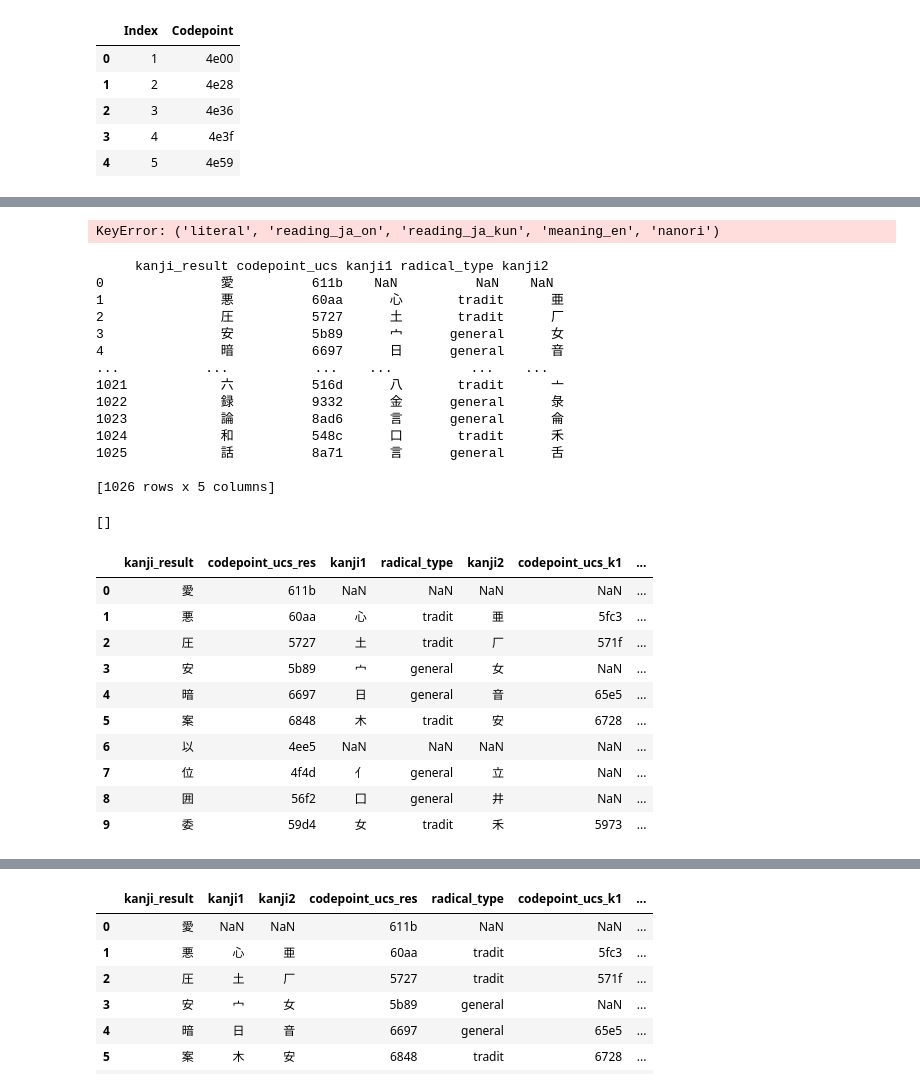
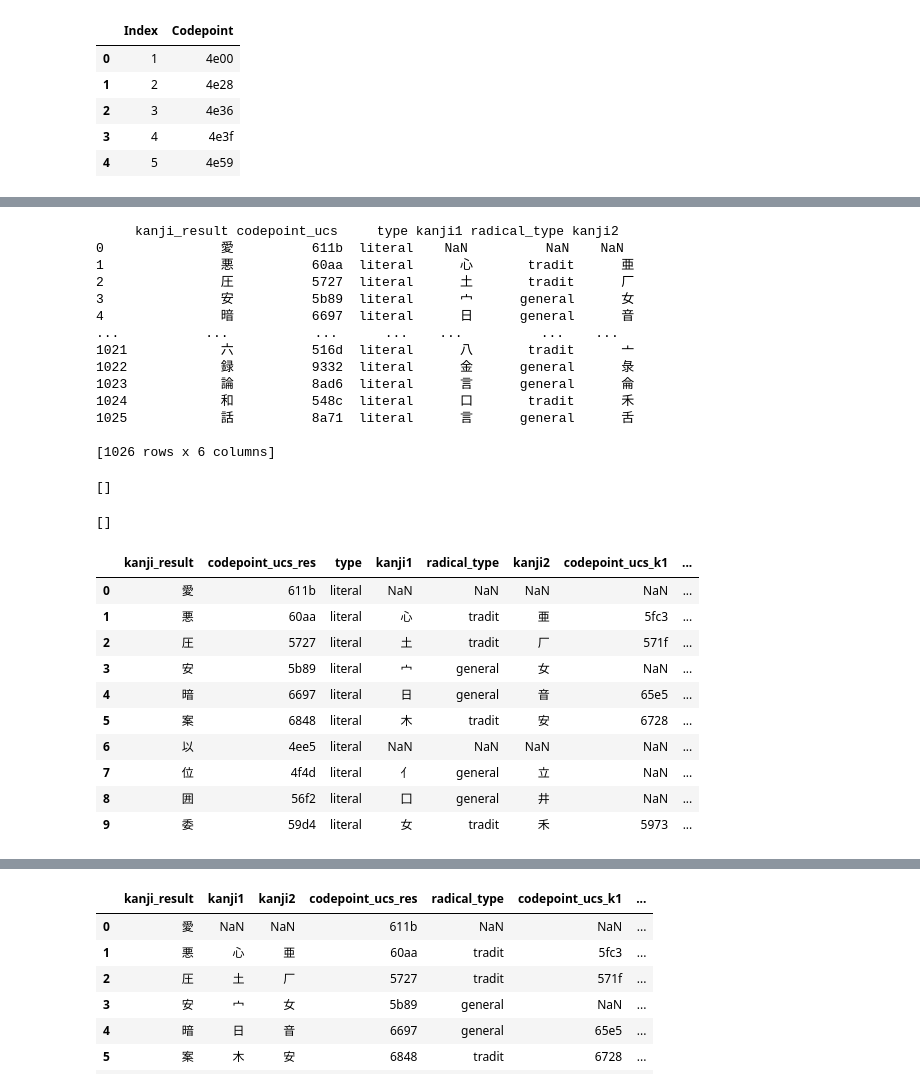
Before and after one commit to Wowbagger1994/kanji-backend, a Jupyter notebook: kanji-loader/parser_loader.ipynb, the cells around one changed output, grey strips where cells are left out. Cells and saved outputs as stored; diff of their text form; code cells hidden in the pictures.

Commit message:
added kanji relationships api

```diff
--- a/kanji-loader/parser_loader.ipynb
+++ b/kanji-loader/parser_loader.ipynb
@@ -72,11 +72,9 @@ def extract_data(root):
     for cp_value in root.codepoint.find_all("cp_value"):
         cp_type = cp_value["cp_type"]
         if cp_type == "ucs":
-            parsed_data["codepoint_ucs"] = cp_value.text
-            parsed_data.str.lower()
-            parsed_data.str.trim()
+            parsed_data["codepoint_ucs"] = cp_value.text.lower().strip()
             kanji_folder = "kanji"
-            svg_file = os.path.join(kanji_folder, f"0{parsed_data["codepoint_ucs"]}.svg")
+            svg_file = os.path.join(kanji_folder, f'0{parsed_data["codepoint_ucs"]}.svg')
             parsed_data["svg_path"] = svg_file
         elif cp_type == "jis208":
             parsed_data["codepoint_jis208"] = cp_value.text
@@ -240,8 +239,4 @@ nanori                    0
 dtype: int64
-# %%
-new_df = df['literal', 'reading_ja_on', 'reading_ja_kun', 'meaning_en', 'nanori']
-# %% [output]
-KeyError: ('literal', 'reading_ja_on', 'reading_ja_kun', 'meaning_en', 'nanori')
 # %%
 df.to_csv('kanji_data.csv', index=False)
 # %%
@@ -324,6 +319,7 @@ for index, row in df.iterrows():
                         "kanji_result": row['literal'],
                         "codepoint_ucs": codepoint_ucs
                     })
+                data[-1]["type"] = "literal"
         except Exception as e:
             data_no_svg.append(svg_file)
             print(f"Errore con il file {svg_file}: {e}")
@@ -336,40 +332,44 @@ kanji_df = pd.DataFrame(data)
 # Visualizza il nuovo DataFrame
 print(kanji_df)
 # %% [output]
-     kanji_result codepoint_ucs kanji1 radical_type kanji2
-0               愛          611b    NaN          NaN    NaN
-1               悪          60aa      心       tradit      亜
-2               圧          5727      土       tradit      厂
-3               安          5b89      宀      general      女
-4               暗          6697      日      general      音
-...           ...           ...    ...          ...    ...
-1021            六          516d      八       tradit      亠
-1022            録          9332      金      general      彔
-1023            論          8ad6      言      general      侖
-1024            和          548c      口       tradit      禾
-1025            話          8a71      言      general      舌
+     kanji_result codepoint_ucs     type kanji1 radical_type kanji2
+0               愛          611b  literal    NaN          NaN    NaN
+1               悪          60aa  literal      心       tradit      亜
+2               圧          5727  literal      土       tradit      厂
+3               安          5b89  literal      宀      general      女
+4               暗          6697  literal      日      general      音
+...           ...           ...      ...    ...          ...    ...
+1021            六          516d  literal      八       tradit      亠
+1022            録          9332  literal      金      general      彔
+1023            論          8ad6  literal      言      general      侖
+1024            和          548c  literal      口       tradit      禾
+1025            話          8a71  literal      言      general      舌
 
-[1026 rows x 5 columns]
+[1026 rows x 6 columns]
+# %%
+print(data_radical)
+# %% [output]
+[]
 # %%
 print(data_no_svg)
 # %% [output]
 []
 # %%
 kanji_df = pd.merge(kanji_df, df, left_on='kanji1', right_on='literal', how='left')
-kanji_df.drop(columns=['literal', 'radical_classical', 'radical_nelson_c', 'grade', 'stroke_count', 'reading_ja_on', 'reading_ja_kun', 'meaning_jp', 'meaning_fr', 'meaning_es', 'meaning_pt', 'nanori'], inplace=True)
+kanji_df.drop(columns=['literal', 'radical_classical', 'radical_nelson_c', 'grade', 'stroke_count', 'reading_ja_on', 'reading_ja_kun', 'meaning_en', 'meaning_fr', 'meaning_es', 'meaning_pt', 'nanori', "svg_path"], inplace=True)
 kanji_df.rename(columns={'codepoint_ucs_x': 'codepoint_ucs_res', 'codepoint_ucs_y': 'codepoint_ucs_k1', 'codepoint_jis208': 'codepoint_jis208_k1', 'dic_number_classical': 'dic_number_classical_k1', 'dic_number_nelson_c': 'dic_number_nelson_c_k1'}, inplace=True)
 kanji_df.head(10)
 # %% [output]
-|  | kanji_result | codepoint_ucs_res | kanji1 | radical_type | kanji2 | codepoint_ucs_k1 | ... |
-| 0 | 愛 | 611b | NaN | NaN | NaN | NaN | ... |
-| 1 | 悪 | 60aa | 心 | tradit | 亜 | 5fc3 | ... |
-| 2 | 圧 | 5727 | 土 | tradit | 厂 | 571f | ... |
-| 3 | 安 | 5b89 | 宀 | general | 女 | NaN | ... |
-| 4 | 暗 | 6697 | 日 | general | 音 | 65e5 | ... |
-| 5 | 案 | 6848 | 木 | tradit | 安 | 6728 | ... |
-| 6 | 以 | 4ee5 | NaN | NaN | NaN | NaN | ... |
-| 7 | 位 | 4f4d | 亻 | general | 立 | NaN | ... |
-| 8 | 囲 | 56f2 | 囗 | general | 井 | NaN | ... |
-| 9 | 委 | 59d4 | 女 | tradit | 禾 | 5973 | ... |
+|  | kanji_result | codepoint_ucs_res | type | kanji1 | radical_type | kanji2 | codepoint_ucs_k1 | ... |
+| 0 | 愛 | 611b | literal | NaN | NaN | NaN | NaN | ... |
+| 1 | 悪 | 60aa | literal | 心 | tradit | 亜 | 5fc3 | ... |
+| 2 | 圧 | 5727 | literal | 土 | tradit | 厂 | 571f | ... |
+| 3 | 安 | 5b89 | literal | 宀 | general | 女 | NaN | ... |
+| 4 | 暗 | 6697 | literal | 日 | general | 音 | 65e5 | ... |
+| 5 | 案 | 6848 | literal | 木 | tradit | 安 | 6728 | ... |
+| 6 | 以 | 4ee5 | literal | NaN | NaN | NaN | NaN | ... |
+| 7 | 位 | 4f4d | literal | 亻 | general | 立 | NaN | ... |
+| 8 | 囲 | 56f2 | literal | 囗 | general | 井 | NaN | ... |
+| 9 | 委 | 59d4 | literal | 女 | tradit | 禾 | 5973 | ... |
 # %%
 kanji_df = pd.merge(kanji_df, df, left_on='kanji2', right_on='literal', how='left')
```
Also changed, not shown: parts of 5 cells of this notebook, 23 other files.
